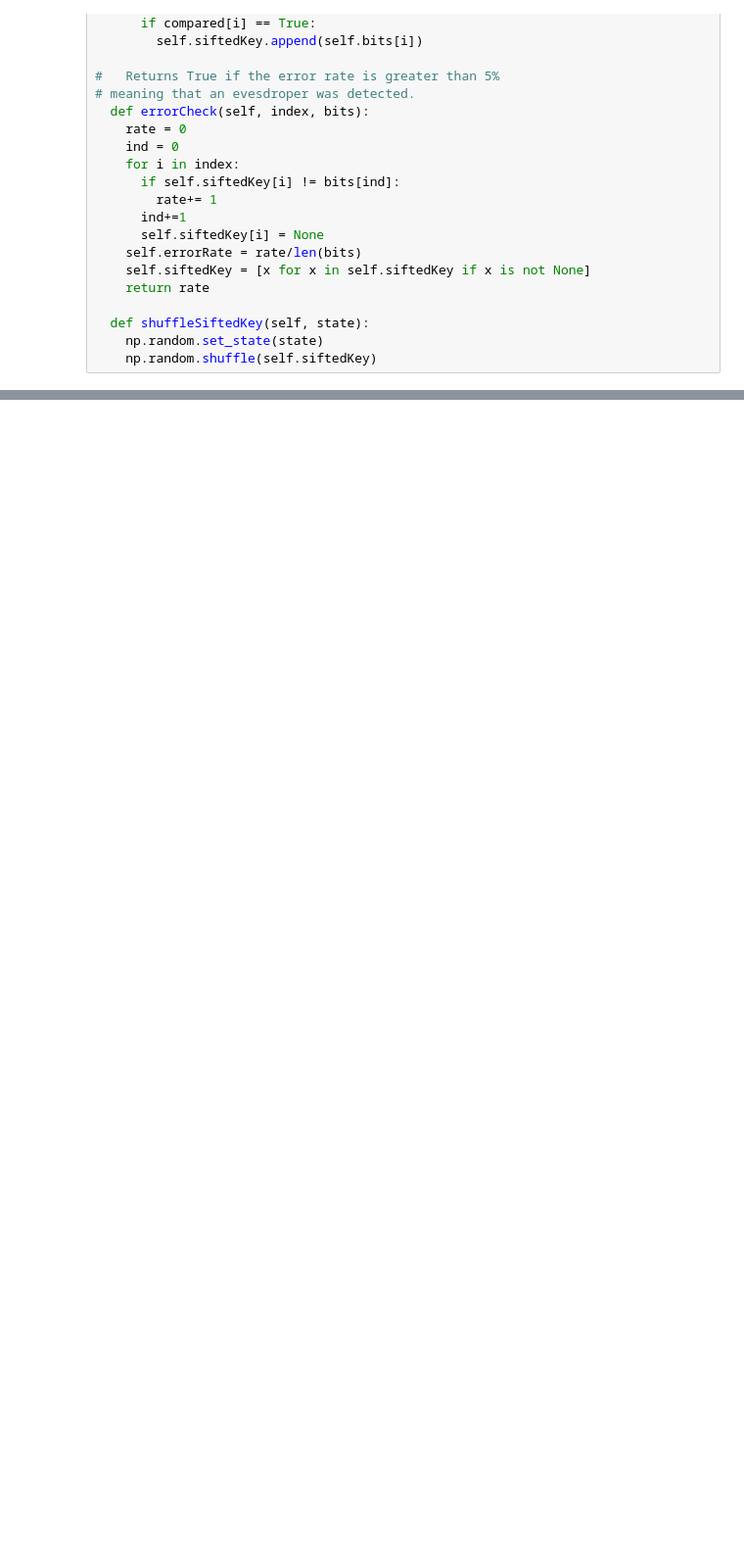
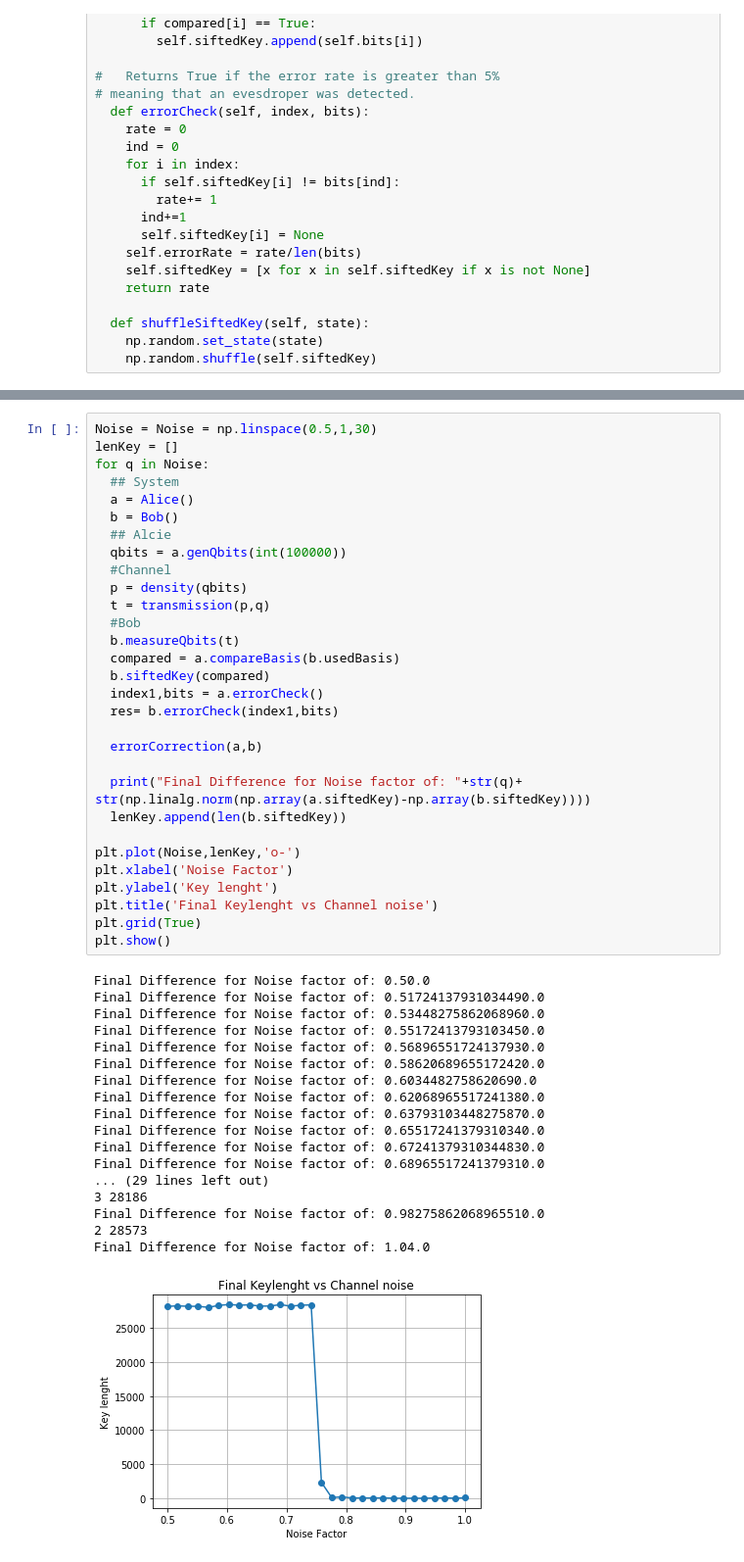
Before and after one commit to lpceronm/QKD, a Jupyter notebook: Quantum_Key_Distribution.ipynb, the cells around one changed output, grey strips where cells are left out. Shown at 98% size. Cells and saved outputs as stored; diff of their text form; blank space fills up the shorter version.

Commit message:
Error correction function

```diff
--- a/Quantum_Key_Distribution.ipynb
+++ b/Quantum_Key_Distribution.ipynb
@@ -560,0 +537,49 @@ BlockL 201
+# %%
+Noise = Noise = np.linspace(0.5,1,30)
+lenKey = []
+for q in Noise:
+  ## System
+  a = Alice()
+  b = Bob()
+  ## Alcie
+  qbits = a.genQbits(int(100000))
+  #Channel
+  p = density(qbits)
+  t = transmission(p,q)
+  #Bob
+  b.measureQbits(t)
+  compared = a.compareBasis(b.usedBasis)
+  b.siftedKey(compared)
+  index1,bits = a.errorCheck()
+  res= b.errorCheck(index1,bits)
+
+  errorCorrection(a,b)
+
+  print("Final Difference for Noise factor of: "+str(q)+ str(np.linalg.norm(np.array(a.siftedKey)-np.array(b.siftedKey))))
+  lenKey.append(len(b.siftedKey))
+
+plt.plot(Noise,lenKey,'o-')
+plt.xlabel('Noise Factor')
+plt.ylabel('Key lenght')
+plt.title('Final Keylenght vs Channel noise')
+plt.grid(True)
+plt.show()
+# %% [output]
+Final Difference for Noise factor of: 0.50.0
+Final Difference for Noise factor of: 0.51724137931034490.0
+Final Difference for Noise factor of: 0.53448275862068960.0
+Final Difference for Noise factor of: 0.55172413793103450.0
+Final Difference for Noise factor of: 0.56896551724137930.0
+Final Difference for Noise factor of: 0.58620689655172420.0
+Final Difference for Noise factor of: 0.6034482758620690.0
+Final Difference for Noise factor of: 0.62068965517241380.0
+Final Difference for Noise factor of: 0.63793103448275870.0
+Final Difference for Noise factor of: 0.65517241379310340.0
+Final Difference for Noise factor of: 0.67241379310344830.0
+Final Difference for Noise factor of: 0.68965517241379310.0
+... (29 lines left out)
+3 28186
+Final Difference for Noise factor of: 0.98275862068965510.0
+2 28573
+Final Difference for Noise factor of: 1.04.0
+[figure, added]
```
Also changed, not shown: parts of 9 cells of this notebook.
